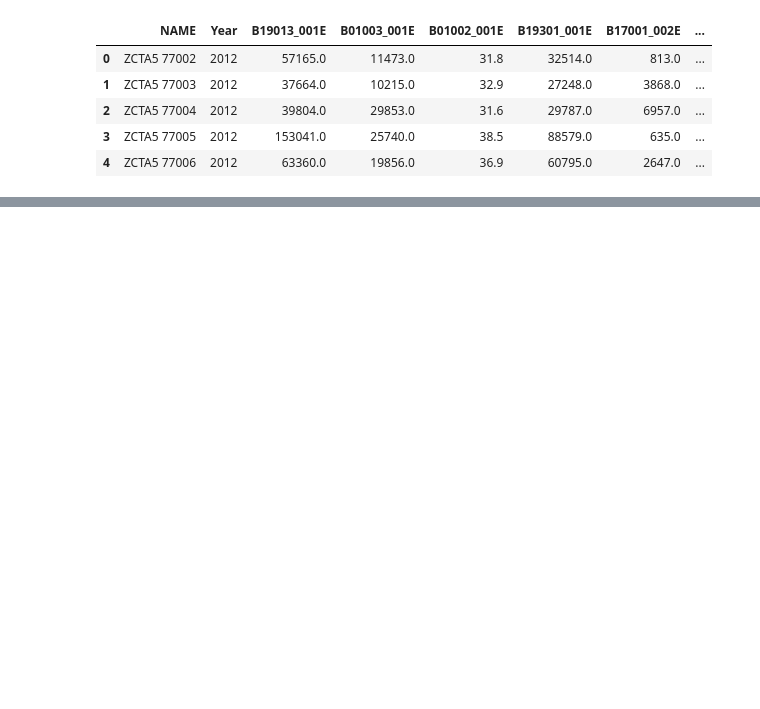
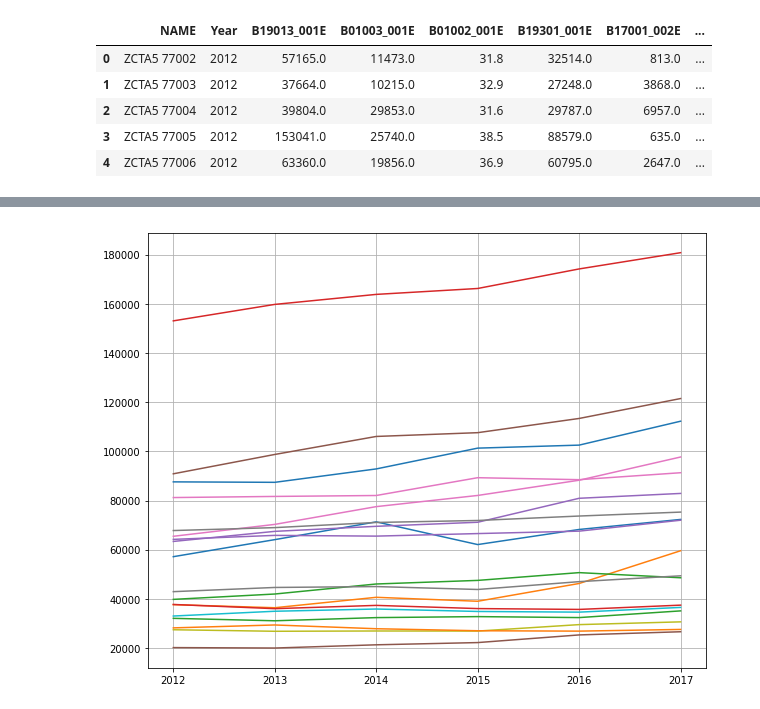
Before and after one commit to NKovich/Houston-Gentrification-Study, a Jupyter notebook: ZipCodeAnalysis.ipynb, the cells around one changed output, grey strips where cells are left out. Cells and saved outputs as stored; diff of their text form; code cells hidden in the pictures; blank space fills up the shorter version.

```diff
--- a/ZipCodeAnalysis.ipynb
+++ b/ZipCodeAnalysis.ipynb
@@ -72,0 +105,46 @@ census_pd.head()
+# %%
+df_77002 = census_pd[census_pd.Zipcode == '77002']
+df_77003 = census_pd[census_pd.Zipcode == '77003']
+df_77004 = census_pd[census_pd.Zipcode == '77004']
+df_77005 = census_pd[census_pd.Zipcode == '77005']
+df_77006 = census_pd[census_pd.Zipcode == '77006']
+df_77007 = census_pd[census_pd.Zipcode == '77007']
+df_77008 = census_pd[census_pd.Zipcode == '77008']
+df_77009 = census_pd[census_pd.Zipcode == '77009']
+df_77010 = census_pd[census_pd.Zipcode == '77010']
+df_77011 = census_pd[census_pd.Zipcode == '77011']
+df_77012 = census_pd[census_pd.Zipcode == '77012']
+df_77019 = census_pd[census_pd.Zipcode == '77019']
+df_77020 = census_pd[census_pd.Zipcode == '77020']
+df_77021 = census_pd[census_pd.Zipcode == '77021']
+df_77023 = census_pd[census_pd.Zipcode == '77023']
+df_77025 = census_pd[census_pd.Zipcode == '77025']
+df_77026 = census_pd[census_pd.Zipcode == '77026']
+df_77027 = census_pd[census_pd.Zipcode == '77027']
+df_77030 = census_pd[census_pd.Zipcode == '77030']
+# %%
+figure(num=None, figsize=(10,8))
+plt.plot(df_77002['Year'], df_77002['Household Income'])
+plt.plot(df_77003['Year'], df_77003['Household Income'])
+plt.plot(df_77004['Year'], df_77004['Household Income'])
+plt.plot(df_77005['Year'], df_77005['Household Income'])
+plt.plot(df_77006['Year'], df_77006['Household Income'])
+plt.plot(df_77007['Year'], df_77007['Household Income'])
+plt.plot(df_77008['Year'], df_77008['Household Income'])
+plt.plot(df_77009['Year'], df_77009['Household Income'])
+# plt.plot(df_77010['Year'], df_77010['Household Income'])
+plt.plot(df_77011['Year'], df_77011['Household Income'])
+plt.plot(df_77012['Year'], df_77012['Household Income'])
+plt.plot(df_77019['Year'], df_77019['Household Income'])
+plt.plot(df_77020['Year'], df_77020['Household Income'])
+plt.plot(df_77021['Year'], df_77021['Household Income'])
+plt.plot(df_77023['Year'], df_77023['Household Income'])
+plt.plot(df_77025['Year'], df_77025['Household Income'])
+plt.plot(df_77026['Year'], df_77026['Household Income'])
+plt.plot(df_77027['Year'], df_77027['Household Income'])
+plt.plot(df_77030['Year'], df_77030['Household Income'])
+
+
+plt.grid()
+# %% [output]
+[figure, added]
```
Also changed, not shown: parts of 7 cells of this notebook, 1 other file.
